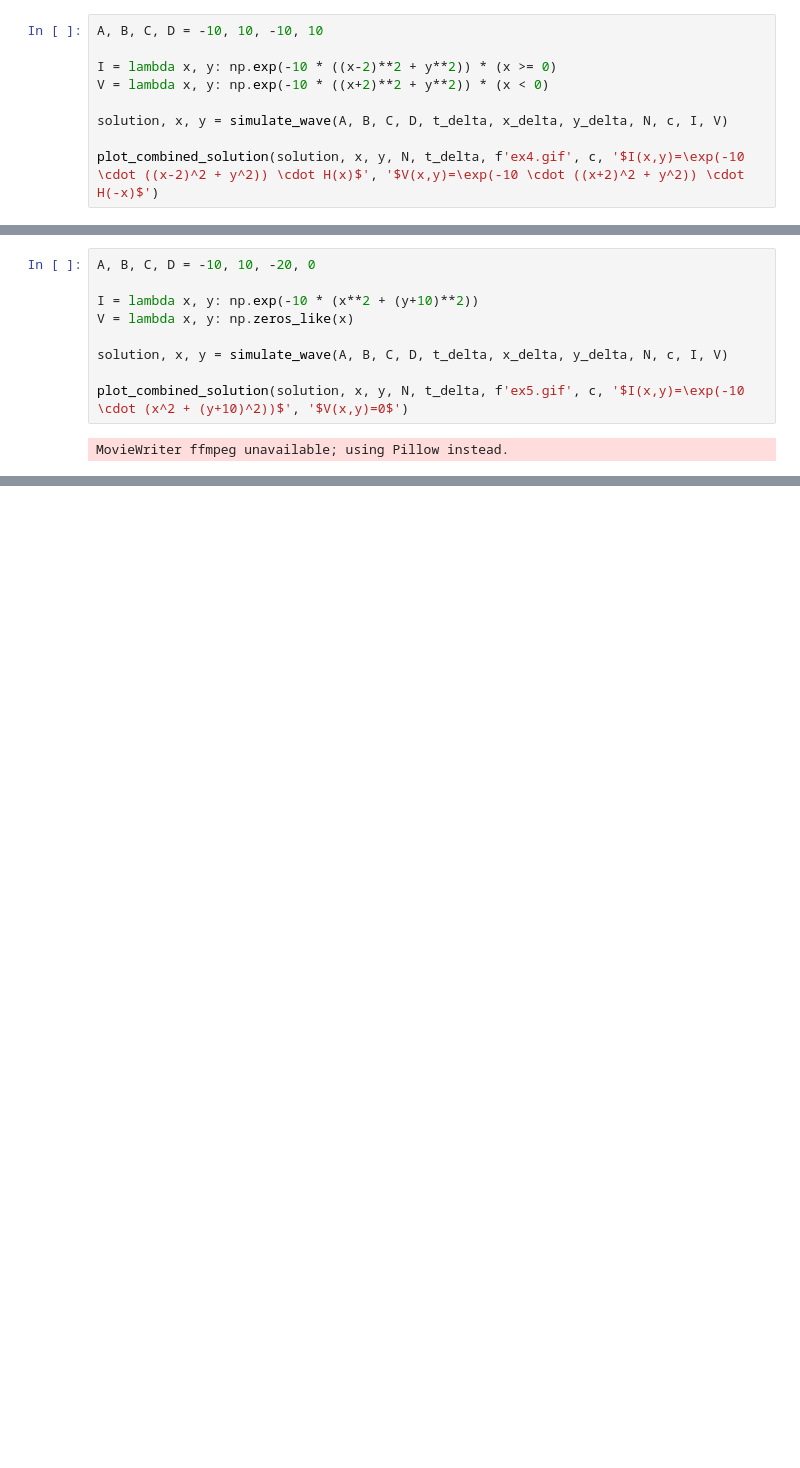
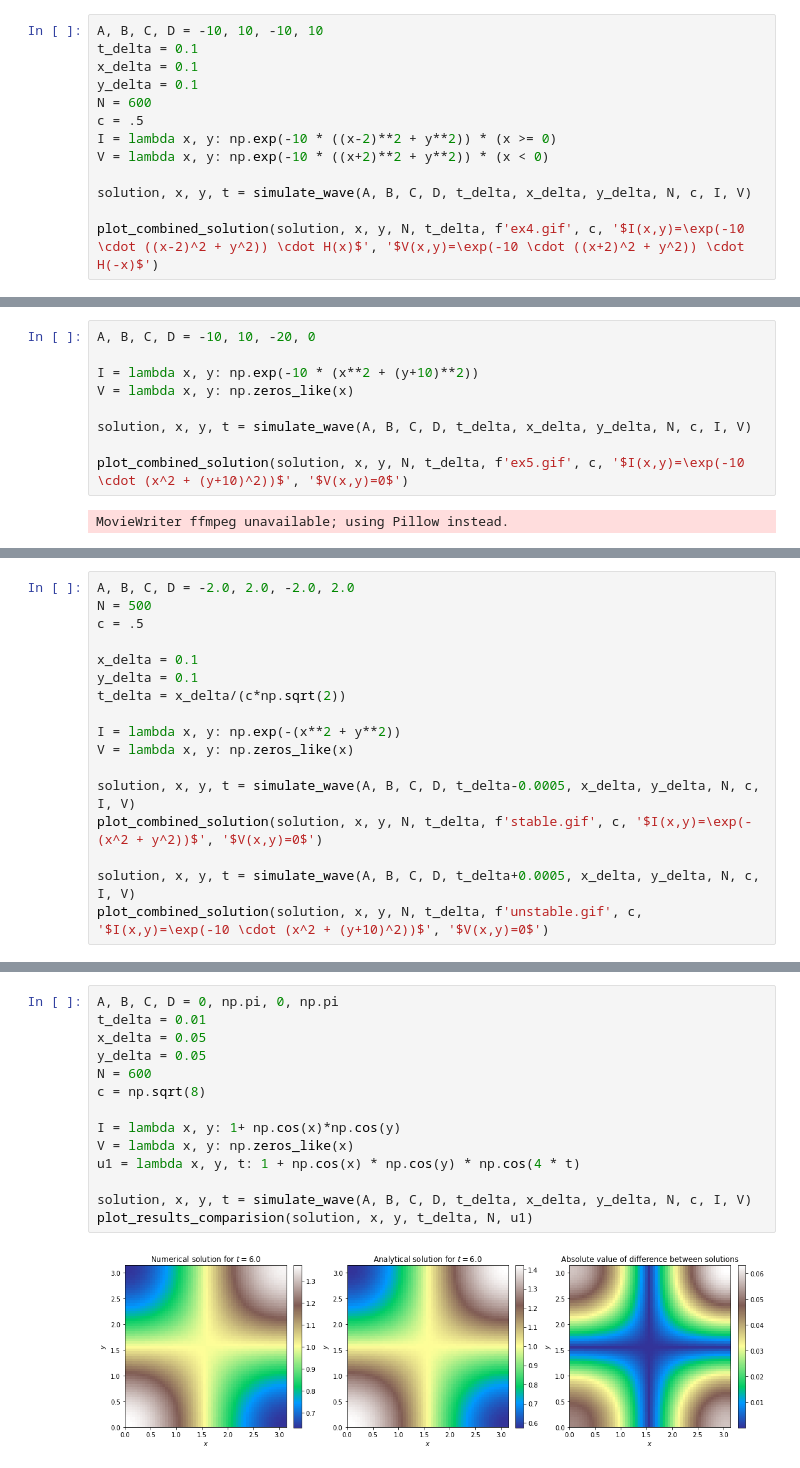
Before and after one commit to github-kamilk/Differential-equation, a Jupyter notebook: PDE_wave_equation.ipynb, the cells around one changed output, grey strips where cells are left out. Drawn from its saved outputs; the diff is of its cells as text; blank space fills up the shorter version.

```diff
--- a/PDE_wave_equation.ipynb
+++ b/PDE_wave_equation.ipynb
@@ -749,11 +732,15 @@ The Earth's crust consists of different layers with varying properties. This can
 Here, $ H(x) $ is the Heaviside step function, simulating different behaviors on either side of the y-axis.
 # %%
 A, B, C, D = -10, 10, -10, 10
-
+t_delta = 0.1
+x_delta = 0.1
+y_delta = 0.1
+N = 600
+c = .5
 I = lambda x, y: np.exp(-10 * ((x-2)**2 + y**2)) * (x >= 0)
 V = lambda x, y: np.exp(-10 * ((x+2)**2 + y**2)) * (x < 0)
 
-solution, x, y = simulate_wave(A, B, C, D, t_delta, x_delta, y_delta, N, c, I, V)
+solution, x, y, t = simulate_wave(A, B, C, D, t_delta, x_delta, y_delta, N, c, I, V)
 
 plot_combined_solution(solution, x, y, N, t_delta, f'ex4.gif', c, '$I(x,y)=\exp(-10 \cdot ((x-2)^2 + y^2)) \cdot H(x)$', '$V(x,y)=\exp(-10 \cdot ((x+2)^2 + y^2)) \cdot H(-x)$')
 # %% [output]
@@ -780,7 +767,7 @@ A, B, C, D = -10, 10, -20, 0
 I = lambda x, y: np.exp(-10 * (x**2 + (y+10)**2))
 V = lambda x, y: np.zeros_like(x)
 
-solution, x, y = simulate_wave(A, B, C, D, t_delta, x_delta, y_delta, N, c, I, V)
+solution, x, y, t = simulate_wave(A, B, C, D, t_delta, x_delta, y_delta, N, c, I, V)
 
 plot_combined_solution(solution, x, y, N, t_delta, f'ex5.gif', c, '$I(x,y)=\exp(-10 \cdot (x^2 + (y+10)^2))$', '$V(x,y)=0$')
 # %% [output]
@@ -789,0 +966,17 @@ MovieWriter ffmpeg unavailable; using Pillow instead.
+# %%
+A, B, C, D = -2.0, 2.0, -2.0, 2.0
+N = 500
+c = .5
+
+x_delta = 0.1
+y_delta = 0.1
+t_delta = x_delta/(c*np.sqrt(2))
+
+I = lambda x, y: np.exp(-(x**2 + y**2))
+V = lambda x, y: np.zeros_like(x)
+
+solution, x, y, t = simulate_wave(A, B, C, D, t_delta-0.0005, x_delta, y_delta, N, c, I, V)
+plot_combined_solution(solution, x, y, N, t_delta, f'stable.gif', c, '$I(x,y)=\exp(-(x^2 + y^2))$', '$V(x,y)=0$')
+
+solution, x, y, t = simulate_wave(A, B, C, D, t_delta+0.0005, x_delta, y_delta, N, c, I, V)
+plot_combined_solution(solution, x, y, N, t_delta, f'unstable.gif', c, '$I(x,y)=\exp(-10 \cdot (x^2 + (y+10)^2))$', '$V(x,y)=0$')
@@ -789,0 +996,16 @@ MovieWriter ffmpeg unavailable; using Pillow instead.
+# %%
+A, B, C, D = 0, np.pi, 0, np.pi
+t_delta = 0.01
+x_delta = 0.05
+y_delta = 0.05
+N = 600
+c = np.sqrt(8)
+
+I = lambda x, y: 1+ np.cos(x)*np.cos(y)
+V = lambda x, y: np.zeros_like(x)
+u1 = lambda x, y, t: 1 + np.cos(x) * np.cos(y) * np.cos(4 * t)
+
+solution, x, y, t = simulate_wave(A, B, C, D, t_delta, x_delta, y_delta, N, c, I, V)
+plot_results_comparision(solution, x, y, t_delta, N, u1)
+# %% [output]
+[figure, added]
```
Also changed, not shown: parts of 57 cells of this notebook.
